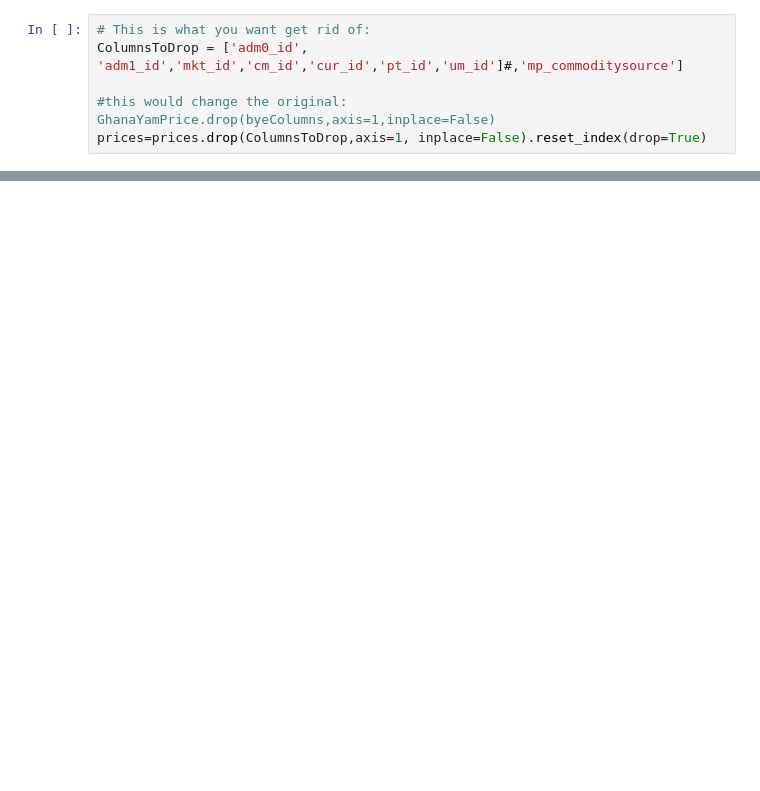
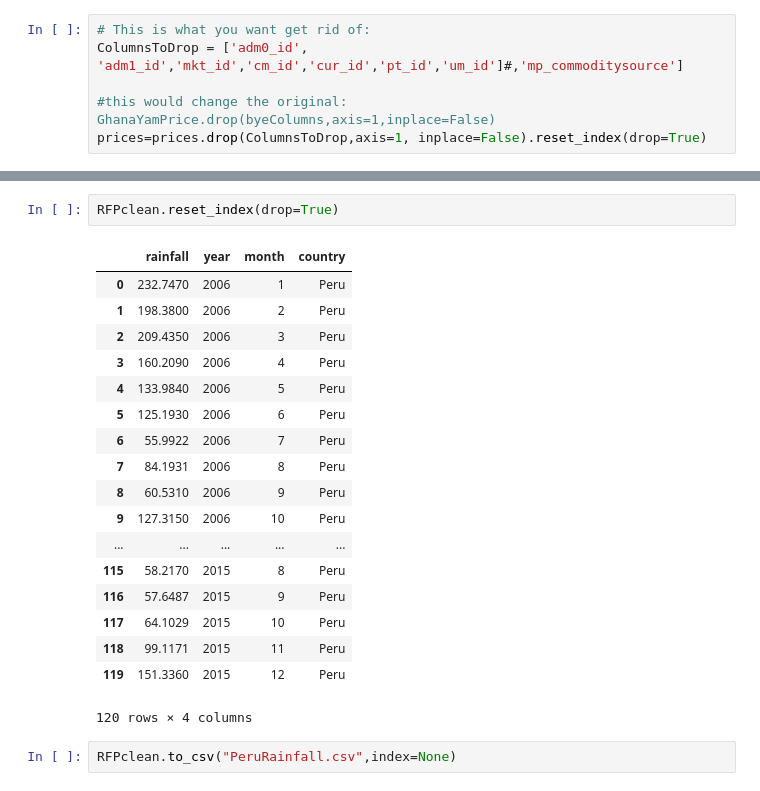
Before and after one commit to vzakhozhyi/599-A-Final-Project, a Jupyter notebook: Test-VZ.ipynb, the cells around one changed output, grey strips where cells are left out. Saved outputs shown, nothing was run; the diff lists cells and outputs as text; blank space fills up the shorter version.

```diff
--- a/Test-VZ.ipynb
+++ b/Test-VZ.ipynb
@@ -286,0 +126,23 @@ RFclean
+# %%
+RFPclean.reset_index(drop=True)
+# %% [output]
+|  | rainfall | year | month | country |
+| 0 | 232.7470 | 2006 | 1 | Peru |
+| 1 | 198.3800 | 2006 | 2 | Peru |
+| 2 | 209.4350 | 2006 | 3 | Peru |
+| 3 | 160.2090 | 2006 | 4 | Peru |
+| 4 | 133.9840 | 2006 | 5 | Peru |
+| 5 | 125.1930 | 2006 | 6 | Peru |
+| 6 | 55.9922 | 2006 | 7 | Peru |
+| 7 | 84.1931 | 2006 | 8 | Peru |
+| 8 | 60.5310 | 2006 | 9 | Peru |
+| 9 | 127.3150 | 2006 | 10 | Peru |
+| ... | ... | ... | ... | ... |
+| 115 | 58.2170 | 2015 | 8 | Peru |
+| 116 | 57.6487 | 2015 | 9 | Peru |
+| 117 | 64.1029 | 2015 | 10 | Peru |
+| 118 | 99.1171 | 2015 | 11 | Peru |
+| 119 | 151.3360 | 2015 | 12 | Peru |
+120 rows × 4 columns
+# %%
+RFPclean.to_csv("PeruRainfall.csv",index=None)
```
Also changed, not shown: parts of 18 cells of this notebook.
